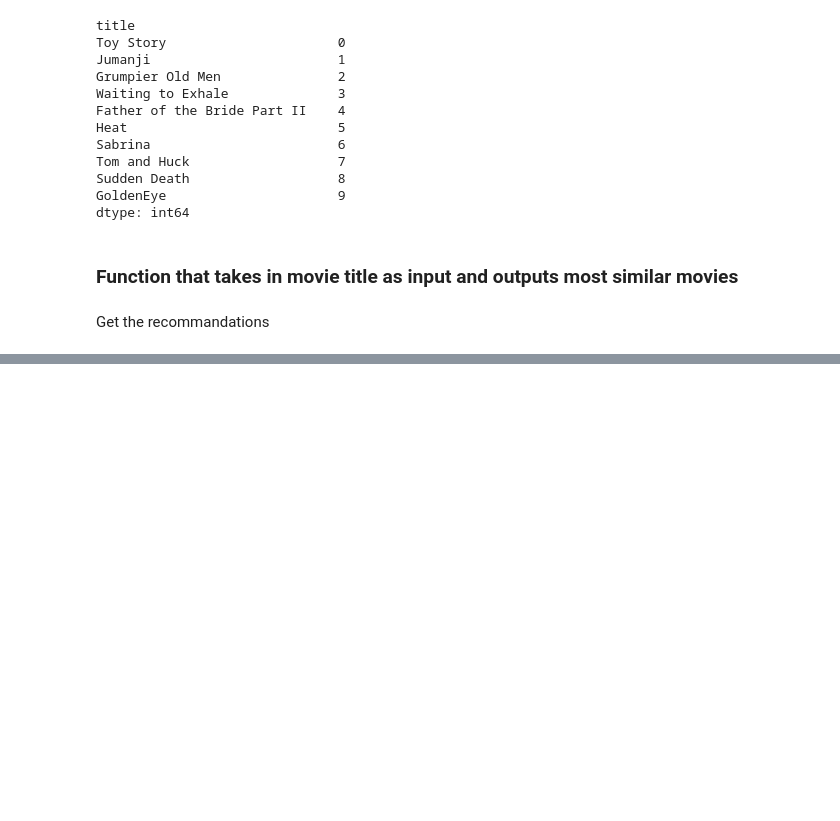
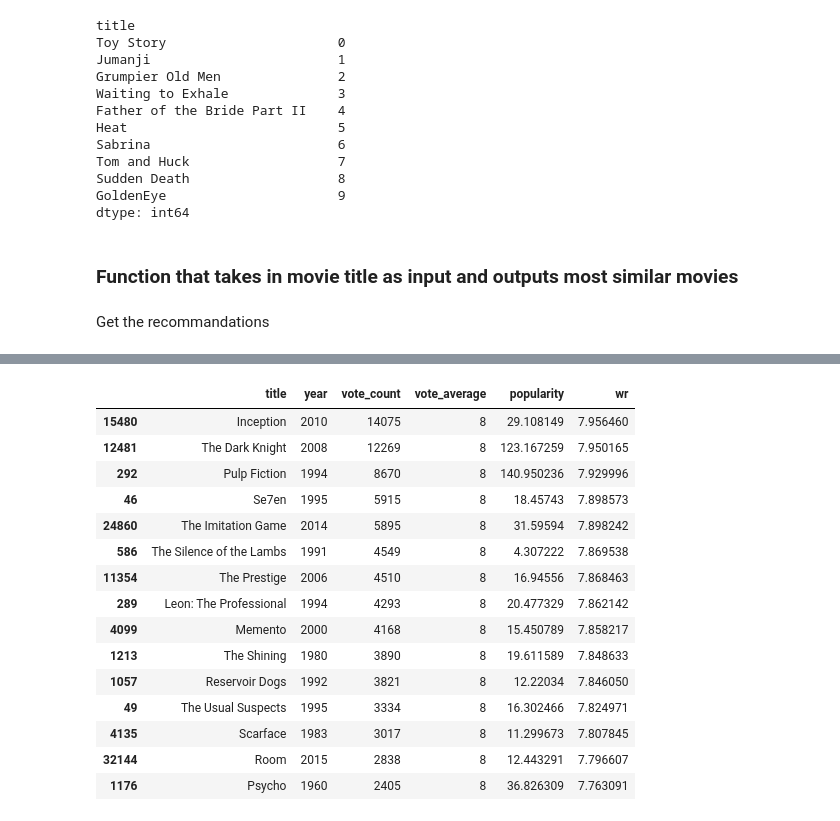
Before and after one commit to Applied-Machine-Learning-2022/final-project-team1-morgan, a Jupyter notebook: Movie_Recommandation_Systems.ipynb, the cells around one changed output, grey strips where cells are left out. Cells and saved outputs as stored; diff of their text form; code cells hidden in the pictures; blank space fills up the shorter version.

```diff
--- a/Movie_Recommandation_Systems.ipynb
+++ b/Movie_Recommandation_Systems.ipynb
@@ -356,0 +448,19 @@ credits
+# %%
+build_chart('Thriller').head(15)
+# %% [output]
+|  | title | year | vote_count | vote_average | popularity | wr |
+| 15480 | Inception | 2010 | 14075 | 8 | 29.108149 | 7.956460 |
+| 12481 | The Dark Knight | 2008 | 12269 | 8 | 123.167259 | 7.950165 |
+| 292 | Pulp Fiction | 1994 | 8670 | 8 | 140.950236 | 7.929996 |
+| 46 | Se7en | 1995 | 5915 | 8 | 18.45743 | 7.898573 |
+| 24860 | The Imitation Game | 2014 | 5895 | 8 | 31.59594 | 7.898242 |
+| 586 | The Silence of the Lambs | 1991 | 4549 | 8 | 4.307222 | 7.869538 |
+| 11354 | The Prestige | 2006 | 4510 | 8 | 16.94556 | 7.868463 |
+| 289 | Leon: The Professional | 1994 | 4293 | 8 | 20.477329 | 7.862142 |
+| 4099 | Memento | 2000 | 4168 | 8 | 15.450789 | 7.858217 |
+| 1213 | The Shining | 1980 | 3890 | 8 | 19.611589 | 7.848633 |
+| 1057 | Reservoir Dogs | 1992 | 3821 | 8 | 12.22034 | 7.846050 |
+| 49 | The Usual Suspects | 1995 | 3334 | 8 | 16.302466 | 7.824971 |
+| 4135 | Scarface | 1983 | 3017 | 8 | 11.299673 | 7.807845 |
+| 32144 | Room | 2015 | 2838 | 8 | 12.443291 | 7.796607 |
+| 1176 | Psycho | 1960 | 2405 | 8 | 36.826309 | 7.763091 |
```
Also changed, not shown: parts of 22 cells of this notebook.
